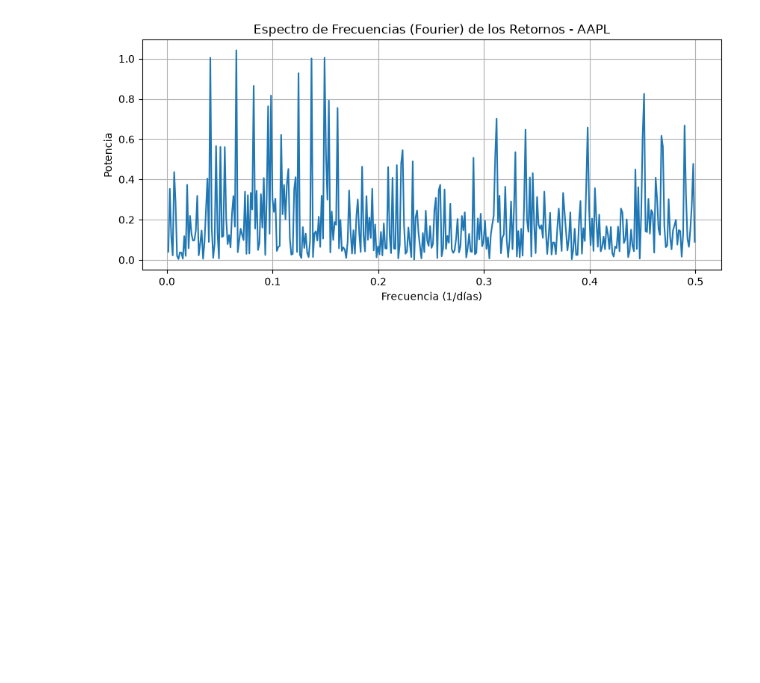
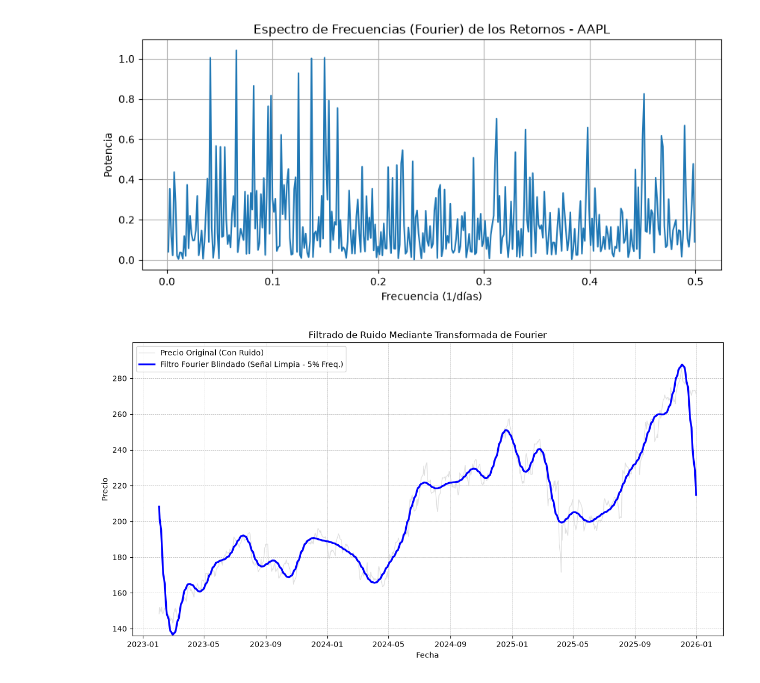
Before and after one commit to beatrizcfv/analisis-seriestemporales-financieras, a Jupyter notebook: main.ipynb, the cells around one changed output. Saved outputs shown, nothing was run; the diff lists cells and outputs as text; code cells hidden in the pictures; blank space fills up the shorter version.

Commit message:
Filtro de precios de cierre Fourier

```diff
--- a/main.ipynb
+++ b/main.ipynb
@@ -83,3 +81,55 @@ plt.grid(True)
 plt.show()
 # %% [output]
 [figure]
+# %%
+def filtro_fourier_precios_indestructible(serie_precios, porcentaje_frecuencias_a_mantener=0.05):
+    serie_limpia = serie_precios.dropna()
+    N = len(serie_limpia)
+    senal_array = serie_limpia.values
+
+    # FFT y frecuencias
+    fft_senal = fft(senal_array)
+    frecuencias = fftfreq(N)
+
+    # Crear máscara
+    freq_absolutas = np.abs(frecuencias)
+    umbral_freq = np.percentile(freq_absolutas, porcentaje_frecuencias_a_mantener * 100) # Límite exacto de frecuencia
+
+    mascara = freq_absolutas <= umbral_freq # True para mantener, False para silenciar
+
+    fft_filtrada = np.zeros_like(fft_senal) # Creamos el array de 0s y copiamos las tendencias de la mascara
+    fft_filtrada[mascara] = fft_senal[mascara]
+
+    # (IFFT)
+    senal_reconstruida = np.real(ifft(fft_filtrada))
+    serie_fourier = pd.Series(senal_reconstruida, index=serie_limpia.index)
+
+    # Re-alinear con la serie original completa y rellenar nulos finales para que la gráfica sea continua.
+    return serie_fourier.reindex(serie_precios.index).ffill().bfill()
+
+# ==========================================
+# APLICACIÓN Y VISUALIZACIÓN REVISADA
+# ==========================================
+
+df['Close_Clean'] = filtro_fourier_precios_indestructible(df['Close'].iloc[:, 0], porcentaje_frecuencias_a_mantener=0.05)
+
+# Graficamos los resultados
+plt.figure(figsize=(14, 7))
+
+# Graficamos el original
+plt.plot(df.index, df['Close'], label='Precio Original (Con Ruido)', color='lightgray', alpha=0.7, linewidth=1)
+
+# Graficamos el nuevo filtro
+plt.plot(df.index, df['Close_Clean'], label='Filtro Fourier Blindado (Señal Limpia - 5% Freq.)', color='blue', linewidth=2.5)
+
+plt.title("Filtrado de Ruido Mediante Transformada de Fourier")
+plt.xlabel("Fecha")
+plt.ylabel("Precio")
+plt.legend()
+plt.grid(True, which='both', linestyle='--', linewidth=0.5)
+
+plt.ylim(df['Close'].iloc[:, 0].min() * 0.95, df['Close'].iloc[:, 0].max() * 1.05) # .iloc[:, 0] para extraer los datos como un vector simple de números
+
+plt.show()
+# %% [output]
+[figure, added]
```
Also changed, not shown: parts of 2 cells of this notebook, 1 other file.
